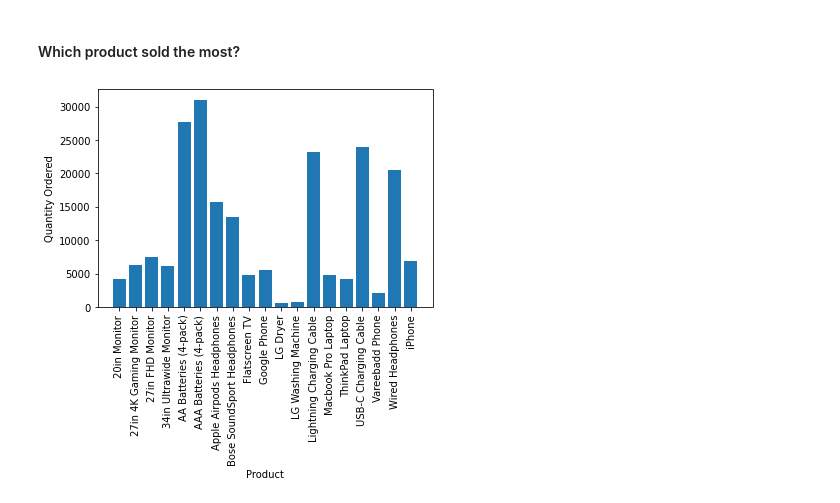
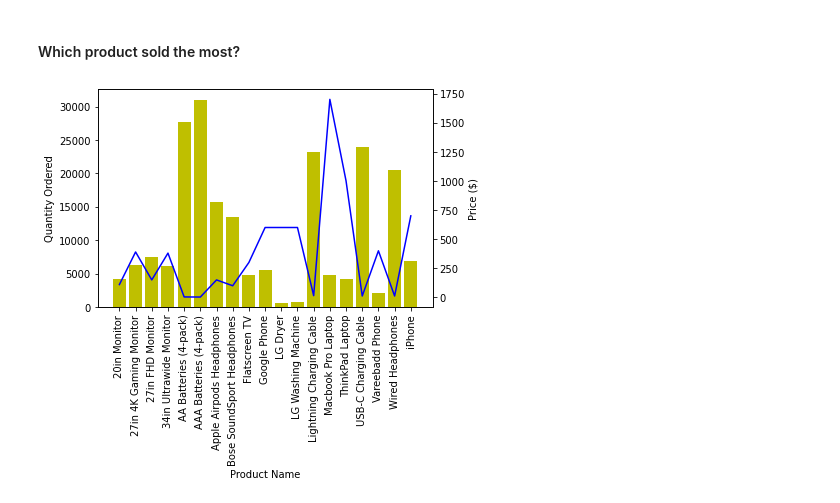
Before and after one commit to muhsinata/data-science-exercises, a Jupyter notebook: project-1/sales-analysis.ipynb, the cells around one changed output. Drawn from its saved outputs; the diff is of its cells as text; code cells hidden in the pictures.

Commit message:
feat: add price information over bar chart

```diff
--- a/project-1/sales-analysis.ipynb
+++ b/project-1/sales-analysis.ipynb
@@ -156,12 +156,21 @@ plt.show()
 # %%
 most_sold_product = data.groupby("Product").sum()
 products = np.sort(data["Product"].unique())
 
-plt.bar(products, most_sold_product["Quantity Ordered"])
-plt.xticks(rotation="vertical")
-plt.xlabel("Product")
-plt.ylabel("Quantity Ordered")
+price_each_product = data.groupby("Product").mean()["Price Each"]
+
+fig, ax1 = plt.subplots()
+
+ax2 = ax1.twinx()
+ax1.bar(products, most_sold_product["Quantity Ordered"], color="y")
+ax2.plot(products, price_each_product, "b-")
+
+ax1.set_xlabel("Product Name")
+ax1.set_ylabel("Quantity Ordered")
+ax2.set_ylabel("Price ($)")
+ax1.xaxis.set_ticks(products)
+ax1.set_xticklabels(products, rotation="vertical")
+
 plt.show()
-# print(products)
 # %% [output]
-[figure, old version]
+[figure, new version]
```
